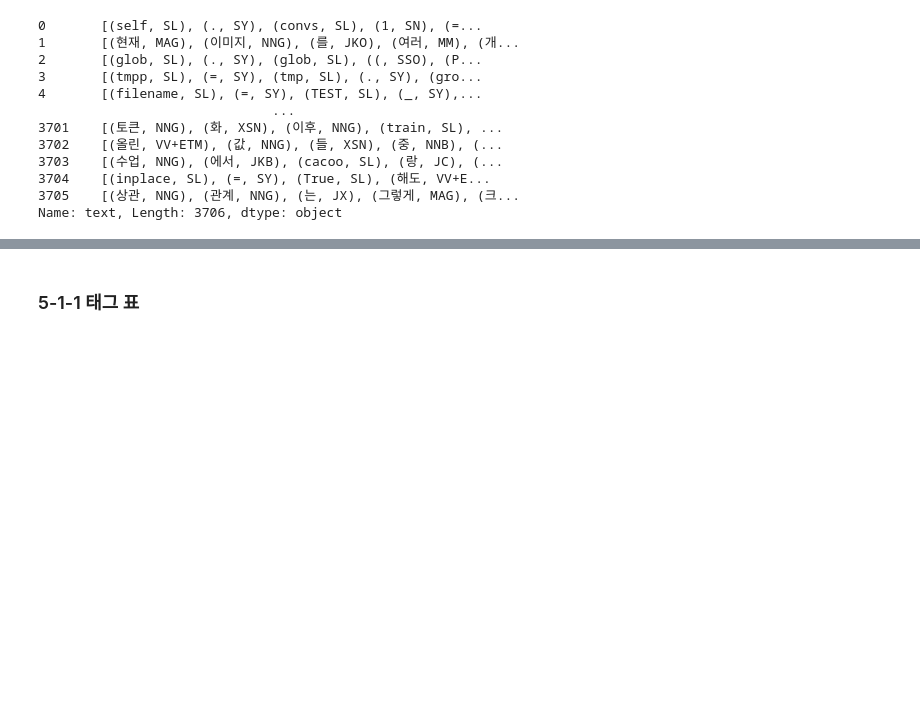
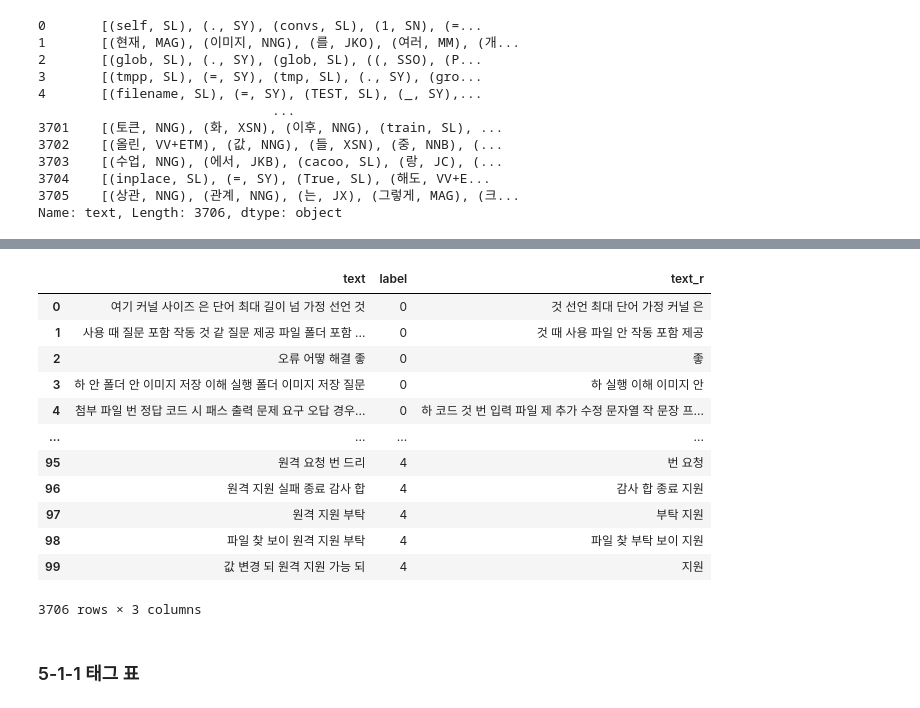
Before and after one commit to Oldman3840/Mini_Project_4th, a Jupyter notebook: 1. 문의 내용 유형 분류_분석_전처리_에이블러.ipynb, the cells around one changed output, grey strips where cells are left out. Drawn from its saved outputs; the diff is of its cells as text; code cells hidden in the pictures; blank space fills up the shorter version.

```diff
--- a/1. 문의 내용 유형 분류_분석_전처리_에이블러.ipynb
+++ b/1. 문의 내용 유형 분류_분석_전처리_에이블러.ipynb
@@ -606,0 +630,2 @@ memory usage: 86.9+ KB
+# %%
+retokenize = RegexpTokenizer('[\w]+')
@@ -606,0 +734,40 @@ memory usage: 86.9+ KB
+# %%
+for i in range(x_train_0.shape[0]):
+    tmp = []
+    tmp2 = list(x_train_0['text'].iloc[i].split())
+    for n in fd_name_0:
+        if n in tmp2:
+            tmp.append(n)
+    x_train_0['text_r'].loc[i] = ' '.join(tmp)
+
+for i in range(x_train_1.shape[0]):
+    tmp = []
+    tmp2 = list(x_train_1['text'].iloc[i].split())
+    for n in fd_name_0:
+        if n in tmp2:
+            tmp.append(n)
+    x_train_1['text_r'].loc[i] = ' '.join(tmp)
+
+for i in range(x_train_2.shape[0]):
+    tmp = []
+    tmp2 = list(x_train_2['text'].iloc[i].split())
+    for n in fd_name_0:
+        if n in tmp2:
+            tmp.append(n)
+    x_train_2['text_r'].loc[i] = ' '.join(tmp)
+
+for i in range(x_train_3.shape[0]):
+    tmp = []
+    tmp2 = list(x_train_3['text'].iloc[i].split())
+    for n in fd_name_0:
+        if n in tmp2:
+            tmp.append(n)
+    x_train_3['text_r'].loc[i] = ' '.join(tmp)
+
+for i in range(x_train_4.shape[0]):
+    tmp = []
+    tmp2 = list(x_train_4['text'].iloc[i].split())
+    for n in fd_name_0:
+        if n in tmp2:
+            tmp.append(n)
+    x_train_4['text_r'].loc[i] = ' '.join(tmp)
@@ -607,3 +795,20 @@ memory usage: 86.9+ KB
+# %%
+x_train = pd.concat([x_train_0, x_train_1, x_train_2, x_train_3, x_train_4], axis=0, join='outer')
+x_train
+# %% [output]
+|  | text | label | text_r |
+| 0 | 여기 커널 사이즈 은 단어 최대 길이 넘 가정 선언 것 | 0 | 것 선언 최대 단어 가정 커널 은 |
+| 1 | 사용 때 질문 포함 작동 것 같 질문 제공 파일 폴더 포함 ... | 0 | 것 때 사용 파일 안 작동 포함 제공 |
+| 2 | 오류 어떻 해결 좋 | 0 | 좋 |
+| 3 | 하 안 폴더 안 이미지 저장 이해 실행 폴더 이미지 저장 질문 | 0 | 하 실행 이해 이미지 안 |
+| 4 | 첨부 파일 번 정답 코드 시 패스 출력 문제 요구 오답 경우... | 0 | 하 코드 것 번 입력 파일 제 추가 수정 문자열 작 문장 프... |
+| ... | ... | ... | ... |
+| 95 | 원격 요청 번 드리 | 4 | 번 요청 |
+| 96 | 원격 지원 실패 종료 감사 합 | 4 | 감사 합 종료 지원 |
+| 97 | 원격 지원 부탁 | 4 | 부탁 지원 |
+| 98 | 파일 찾 보이 원격 지원 부탁 | 4 | 파일 찾 부탁 보이 지원 |
+| 99 | 값 변경 되 원격 지원 가능 되 | 4 | 지원 |
+3706 rows × 3 columns
 # %% [markdown]
 ### 5-1-1 태그 표
 # %% [markdown]
```
Also changed, not shown: parts of 27 cells of this notebook.
